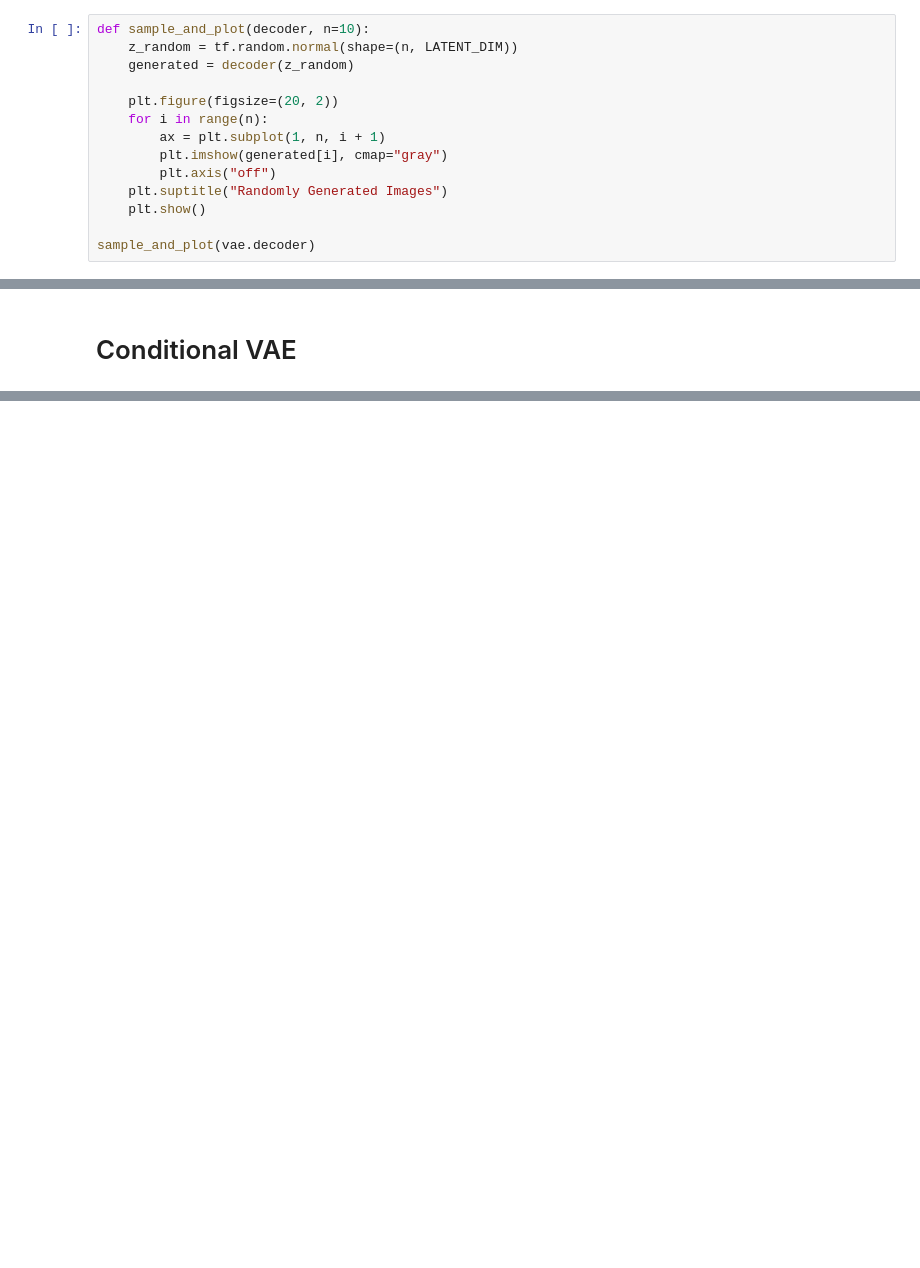
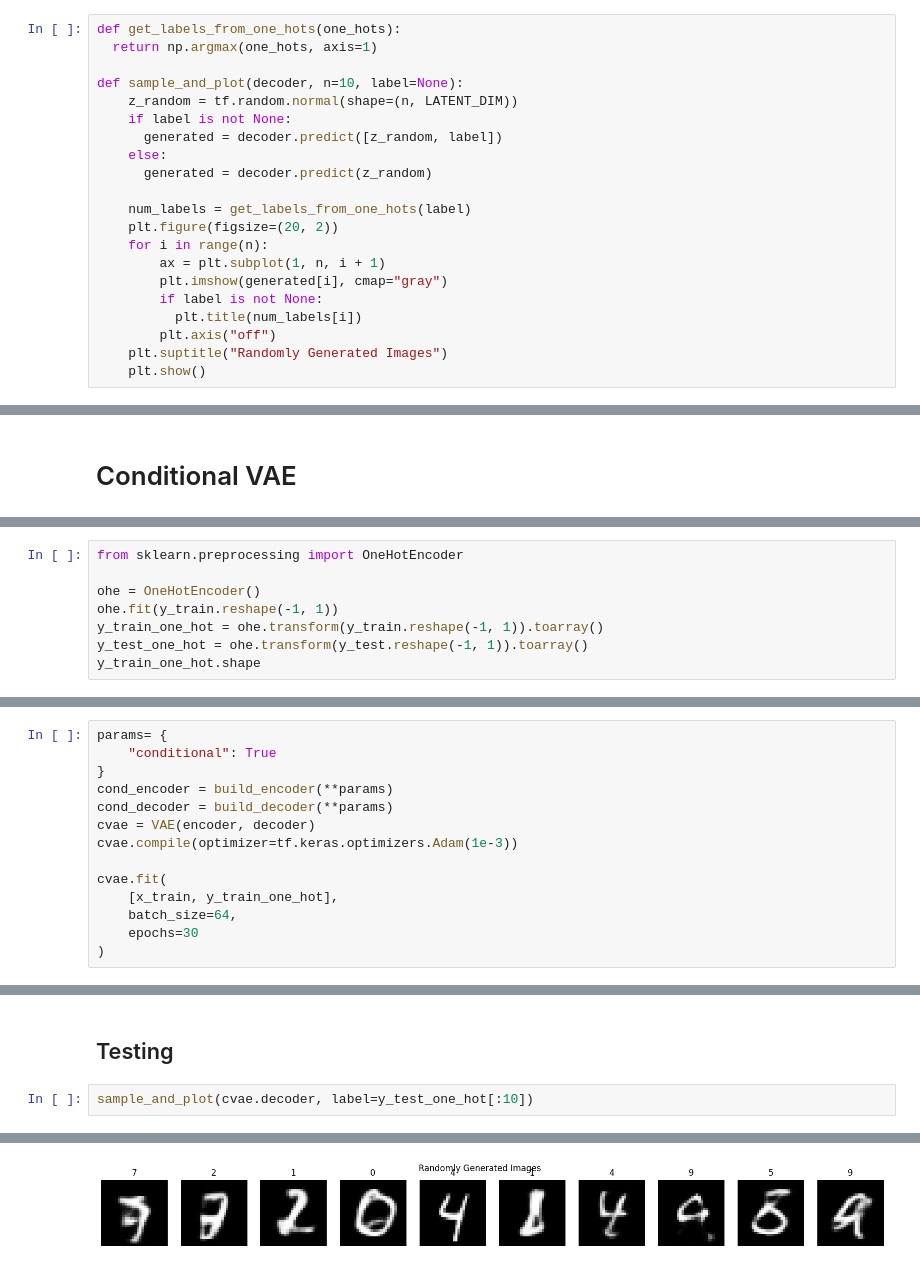
Before and after one commit to francesco-zatto/vae-cats-dogs, a Jupyter notebook: vae-mnist.ipynb, the cells around one changed output, grey strips where cells are left out. Drawn from its saved outputs; the diff is of its cells as text; blank space fills up the shorter version.

Commit message:
Add Conditional VAE implementation and plot digits latent space with PCA

```diff
--- a/vae-mnist.ipynb
+++ b/vae-mnist.ipynb
@@ -168,16 +175,23 @@ plt.show()
 # %% [output]
 [figure]
 # %%
-def sample_and_plot(decoder, n=10):
+def get_labels_from_one_hots(one_hots):
+  return np.argmax(one_hots, axis=1)
+
+def sample_and_plot(decoder, n=10, label=None):
     z_random = tf.random.normal(shape=(n, LATENT_DIM))
-    generated = decoder(z_random)
+    if label is not None:
+      generated = decoder.predict([z_random, label])
+    else:
+      generated = decoder.predict(z_random)
 
+    num_labels = get_labels_from_one_hots(label)
     plt.figure(figsize=(20, 2))
     for i in range(n):
         ax = plt.subplot(1, n, i + 1)
         plt.imshow(generated[i], cmap="gray")
+        if label is not None:
+          plt.title(num_labels[i])
         plt.axis("off")
     plt.suptitle("Randomly Generated Images")
     plt.show()
-
-sample_and_plot(vae.decoder)
@@ -187,0 +206,8 @@ sample_and_plot(vae.decoder)
+# %%
+from sklearn.preprocessing import OneHotEncoder
+
+ohe = OneHotEncoder()
+ohe.fit(y_train.reshape(-1, 1))
+y_train_one_hot = ohe.transform(y_train.reshape(-1, 1)).toarray()
+y_test_one_hot = ohe.transform(y_test.reshape(-1, 1)).toarray()
+y_train_one_hot.shape
@@ -187,0 +216,14 @@ sample_and_plot(vae.decoder)
+# %%
+params= {
+    "conditional": True
+}
+cond_encoder = build_encoder(**params)
+cond_decoder = build_decoder(**params)
+cvae = VAE(encoder, decoder)
+cvae.compile(optimizer=tf.keras.optimizers.Adam(1e-3))
+
+cvae.fit(
+    [x_train, y_train_one_hot],
+    batch_size=64,
+    epochs=30
+)
@@ -187,0 +249,5 @@ sample_and_plot(vae.decoder)
+# %% [markdown]
+## Testing
+# %%
+sample_and_plot(cvae.decoder, label=y_test_one_hot[:10])
+# %% [output]
@@ -187,0 +255 @@ sample_and_plot(vae.decoder)
+[figure, added]
```
Also changed, not shown: parts of 16 cells of this notebook.
